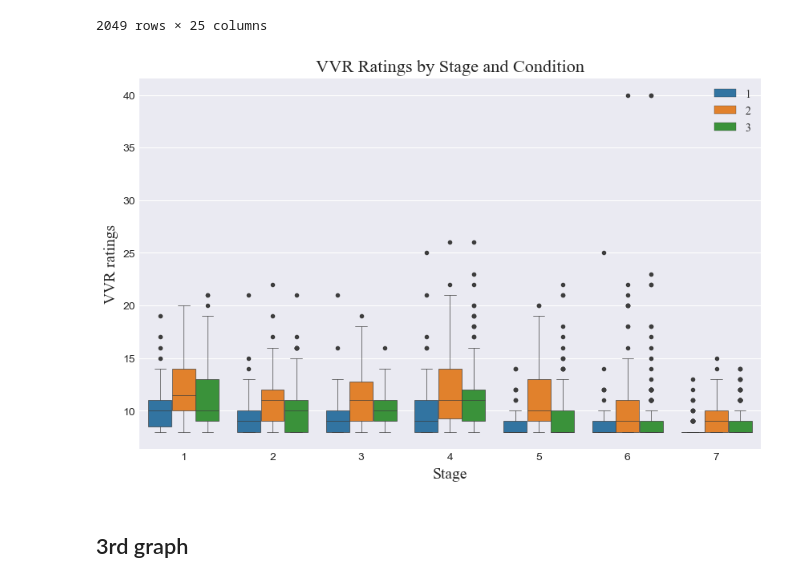
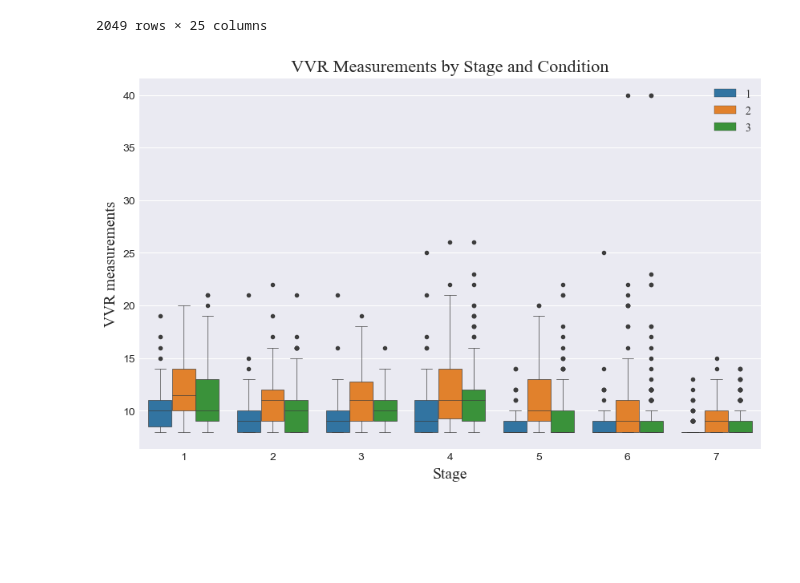
Before and after one commit to DionneSpaltman/predicting_VVR, a Jupyter notebook: visualization/VVR.ipynb, the cells around one changed output. Cells and saved outputs as stored; diff of their text form; code cells hidden in the pictures; blank space fills up the shorter version.

```diff
--- a/visualization/VVR.ipynb
+++ b/visualization/VVR.ipynb
@@ -168,35 +168,33 @@ import seaborn as sns
 # Assuming clean_donor_info is your DataFrame containing the necessary data
 
 # Set the style to a modern style
 plt.style.use('seaborn-darkgrid')
 
 # Set up the figure and axes
 fig, ax = plt.subplots(figsize=(10, 6))
 
 # Define the order of conditions
 condition_order = [1, 2, 3]
 
 # Plot boxplots for each stage and condition
 sns.boxplot(x='Stage', y='sum_VVR', hue='Condition', data=clean_donor_info, order=range(1, 8), hue_order=condition_order, linewidth=0.5, flierprops=dict(marker='o', markersize=3))
 
 # Move the legend to the right of the graph
 plt.legend(title='Condition', bbox_to_anchor=(1.05, 1), loc='upper left')
 
 # Set labels for x-axis and y-axis and title
 plt.xlabel('Stage', fontsize=14, fontname='Times New Roman')
-plt.ylabel('VVR ratings',  fontsize=14, fontname='Times New Roman')
-plt.title('VVR Ratings by Stage and Condition', fontsize=16, fontname='Times New Roman')
+plt.ylabel('VVR measurements',  fontsize=14, fontname='Times New Roman')
+plt.title('VVR Measurements by Stage and Condition', fontsize=16, fontname='Times New Roman')
 
 # Add legend with Times New Roman font
 plt.legend(prop={'family': 'Times New Roman'})
 
 # Remove the top and right spines
 plt.gca().spines['top'].set_visible(False)
 plt.gca().spines['right'].set_visible(False)
 
 # Show the plot
 plt.show()
 # %% [output]
-[figure, old version]
+[figure, new version]
-# %% [markdown]
-## 3rd graph
```
Also changed, not shown: parts of 1 cell of this notebook, 1 other file.
